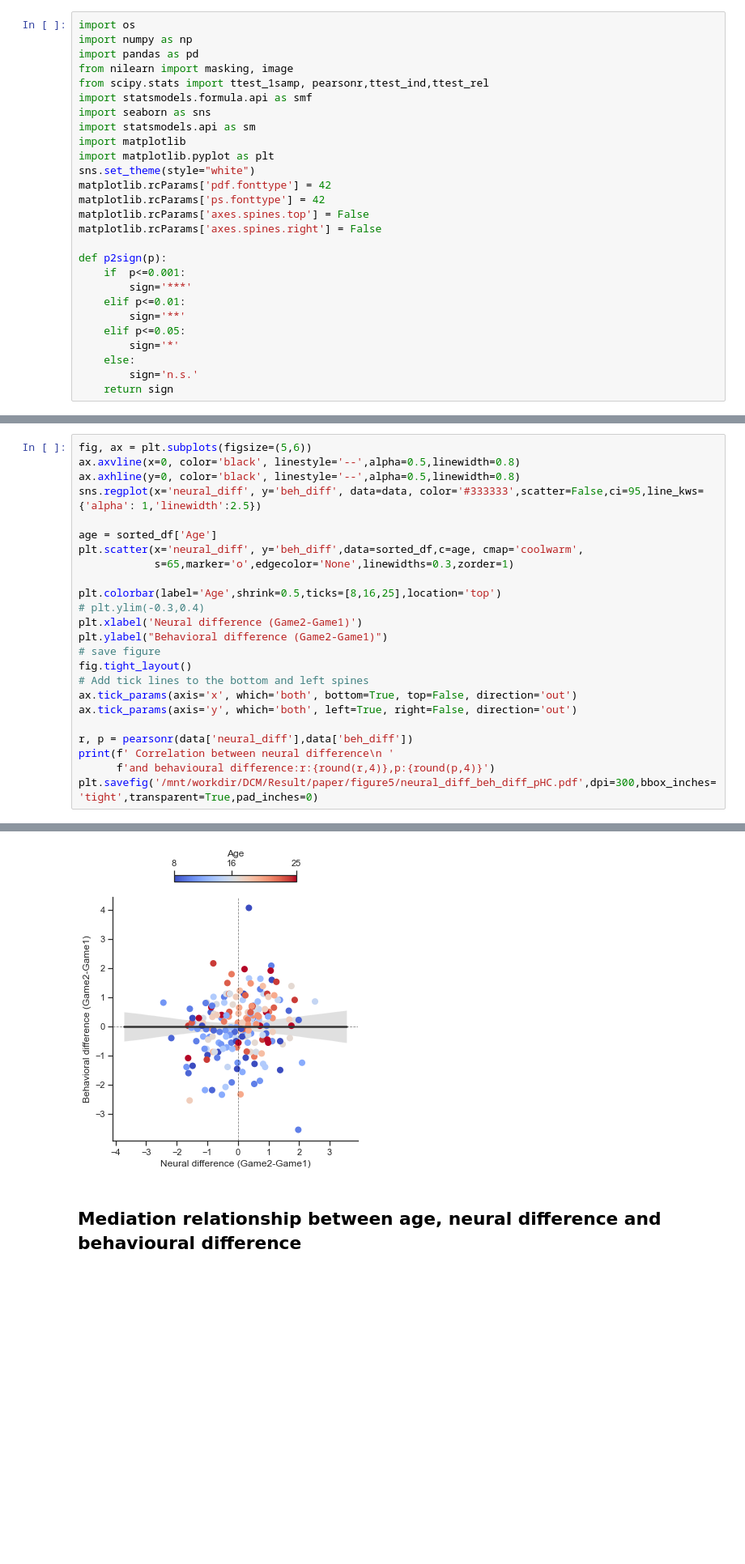
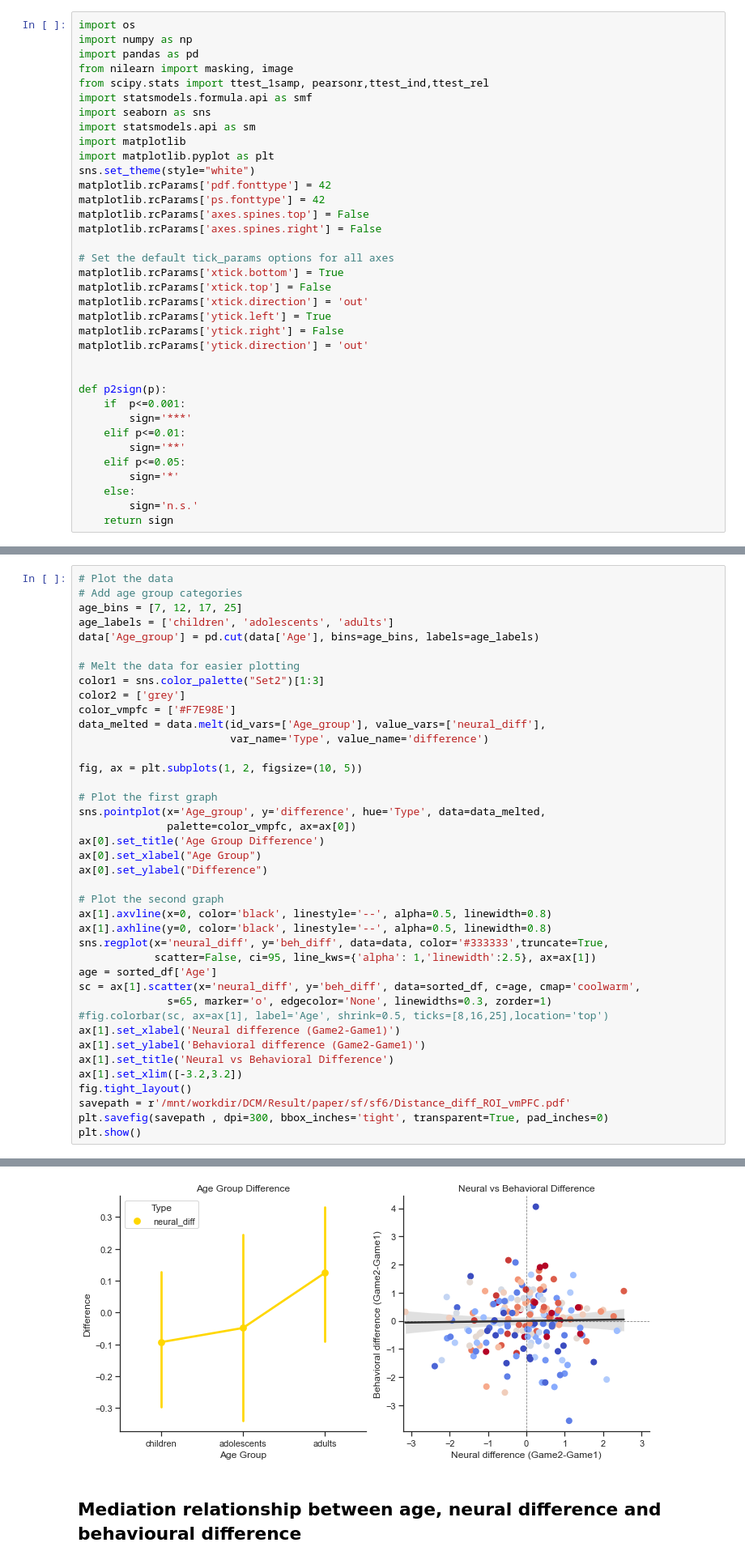
Before and after one commit to YukunQu/DCM, a Jupyter notebook: analysis/mri/figure/figure5.ipynb, the cells around one changed output, grey strips where cells are left out. Shown at 81% size. Cells and saved outputs as stored; diff of their text form; blank space fills up the shorter version.

Commit message:
figure done

```diff
--- a/analysis/mri/figure/figure5.ipynb
+++ b/analysis/mri/figure/figure5.ipynb
@@ -15,6 +15,15 @@ matplotlib.rcParams['ps.fonttype'] = 42
 matplotlib.rcParams['axes.spines.top'] = False
 matplotlib.rcParams['axes.spines.right'] = False
 
+# Set the default tick_params options for all axes
+matplotlib.rcParams['xtick.bottom'] = True
+matplotlib.rcParams['xtick.top'] = False
+matplotlib.rcParams['xtick.direction'] = 'out'
+matplotlib.rcParams['ytick.left'] = True
+matplotlib.rcParams['ytick.right'] = False
+matplotlib.rcParams['ytick.direction'] = 'out'
+
+
 def p2sign(p):
     if  p<=0.001:
         sign='***'
@@ -303,25 +130,41 @@ sorted_df = pd.concat([df1,df2,df3])
 # %%
-fig, ax = plt.subplots(figsize=(5,6))
-ax.axvline(x=0, color='black', linestyle='--',alpha=0.5,linewidth=0.8)
-ax.axhline(y=0, color='black', linestyle='--',alpha=0.5,linewidth=0.8)
-sns.regplot(x='neural_diff', y='beh_diff', data=data, color='#333333',scatter=False,ci=95,line_kws={'alpha': 1,'linewidth':2.5})
+# Plot the data
+# Add age group categories
+age_bins = [7, 12, 17, 25]
+age_labels = ['children', 'adolescents', 'adults']
+data['Age_group'] = pd.cut(data['Age'], bins=age_bins, labels=age_labels)
 
+# Melt the data for easier plotting
+color1 = sns.color_palette("Set2")[1:3]
+color2 = ['grey']
+color_vmpfc = ['#F7E98E']
+data_melted = data.melt(id_vars=['Age_group'], value_vars=['neural_diff'],
+                        var_name='Type', value_name='difference')
+
+fig, ax = plt.subplots(1, 2, figsize=(10, 5))
+
+# Plot the first graph
+sns.pointplot(x='Age_group', y='difference', hue='Type', data=data_melted,
+              palette=color_vmpfc, ax=ax[0])
+ax[0].set_title('Age Group Difference')
+ax[0].set_xlabel("Age Group")
+ax[0].set_ylabel("Difference")
+
+# Plot the second graph
+ax[1].axvline(x=0, color='black', linestyle='--', alpha=0.5, linewidth=0.8)
+ax[1].axhline(y=0, color='black', linestyle='--', alpha=0.5, linewidth=0.8)
+sns.regplot(x='neural_diff', y='beh_diff', data=data, color='#333333',truncate=True,
+            scatter=False, ci=95, line_kws={'alpha': 1,'linewidth':2.5}, ax=ax[1])
 age = sorted_df['Age']
-plt.scatter(x='neural_diff', y='beh_diff',data=sorted_df,c=age, cmap='coolwarm',
-            s=65,marker='o',edgecolor='None',linewidths=0.3,zorder=1)
-
-plt.colorbar(label='Age',shrink=0.5,ticks=[8,16,25],location='top')
-# plt.ylim(-0.3,0.4)
-plt.xlabel('Neural difference (Game2-Game1)')
-plt.ylabel("Behavioral difference (Game2-Game1)")
-# save figure
+sc = ax[1].scatter(x='neural_diff', y='beh_diff', data=sorted_df, c=age, cmap='coolwarm',
+              s=65, marker='o', edgecolor='None', linewidths=0.3, zorder=1)
+#fig.colorbar(sc, ax=ax[1], label='Age', shrink=0.5, ticks=[8,16,25],location='top')
+ax[1].set_xlabel('Neural difference (Game2-Game1)')
+ax[1].set_ylabel('Behavioral difference (Game2-Game1)')
+ax[1].set_title('Neural vs Behavioral Difference')
+ax[1].set_xlim([-3.2,3.2])
 fig.tight_layout()
-# Add tick lines to the bottom and left spines
-ax.tick_params(axis='x', which='both', bottom=True, top=False, direction='out')
-ax.tick_params(axis='y', which='both', left=True, right=False, direction='out')
-
-r, p = pearsonr(data['neural_diff'],data['beh_diff'])
-print(f' Correlation between neural difference\n '
-      f'and behavioural difference:r:{round(r,4)},p:{round(p,4)}')
-plt.savefig('/mnt/workdir/DCM/Result/paper/figure5/neural_diff_beh_diff_pHC.pdf',dpi=300,bbox_inches='tight',transparent=True,pad_inches=0)
+savepath = r'/mnt/workdir/DCM/Result/paper/sf/sf6/Distance_diff_ROI_vmPFC.pdf'
+plt.savefig(savepath , dpi=300, bbox_inches='tight', transparent=True, pad_inches=0)
+plt.show()
 # %% [output]
@@ -330,4 +176,4 @@ plt.savefig('/mnt/workdir/DCM/Result/paper/figure5/neural_diff_beh_diff_pHC.pdf'
-[figure, old version]
+[figure, new version]
 # %% [markdown]
 ## Mediation relationship between age, neural difference and behavioural difference
 # %%
```
Also changed, not shown: parts of 13 cells of this notebook, 38 other files.
